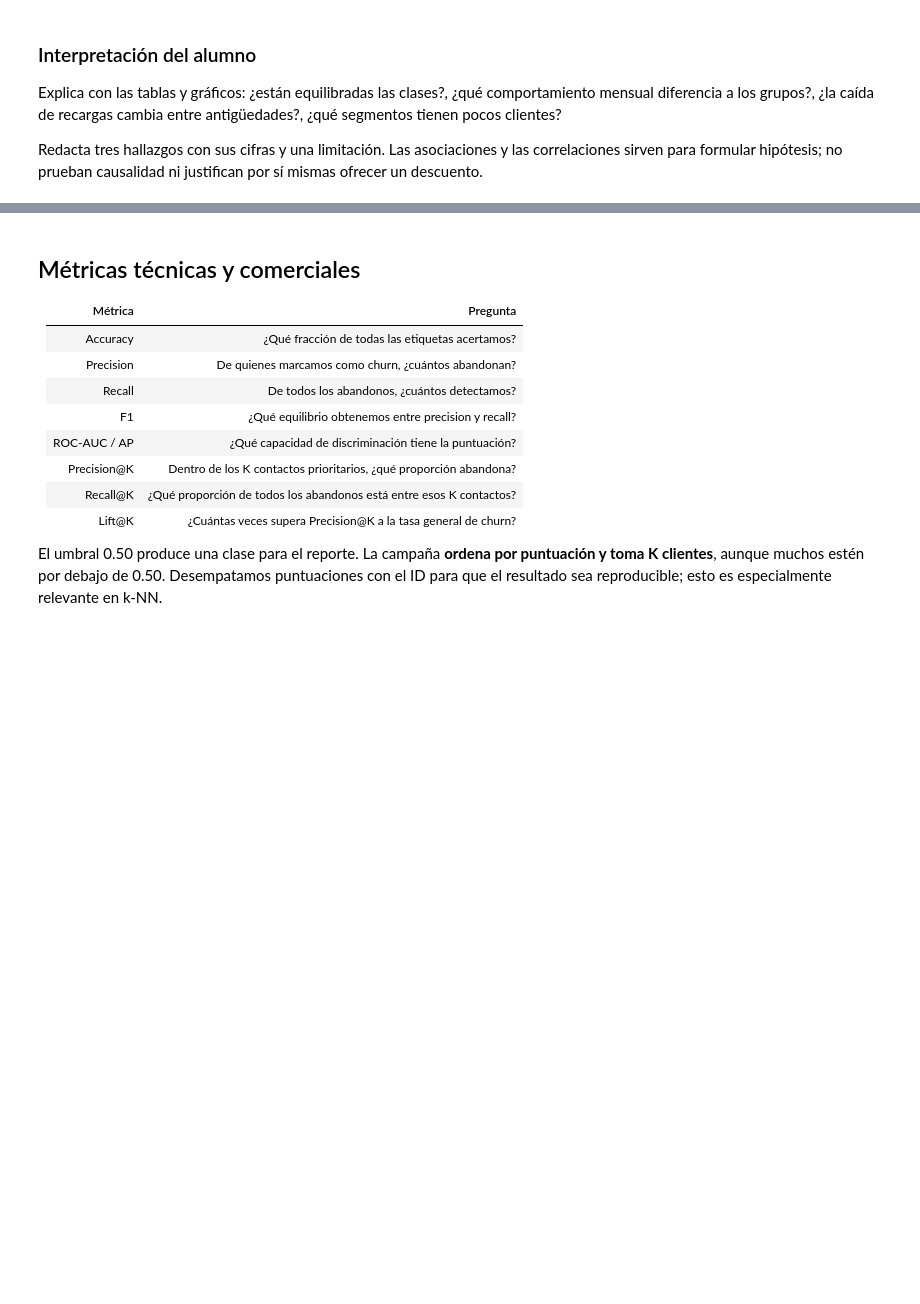
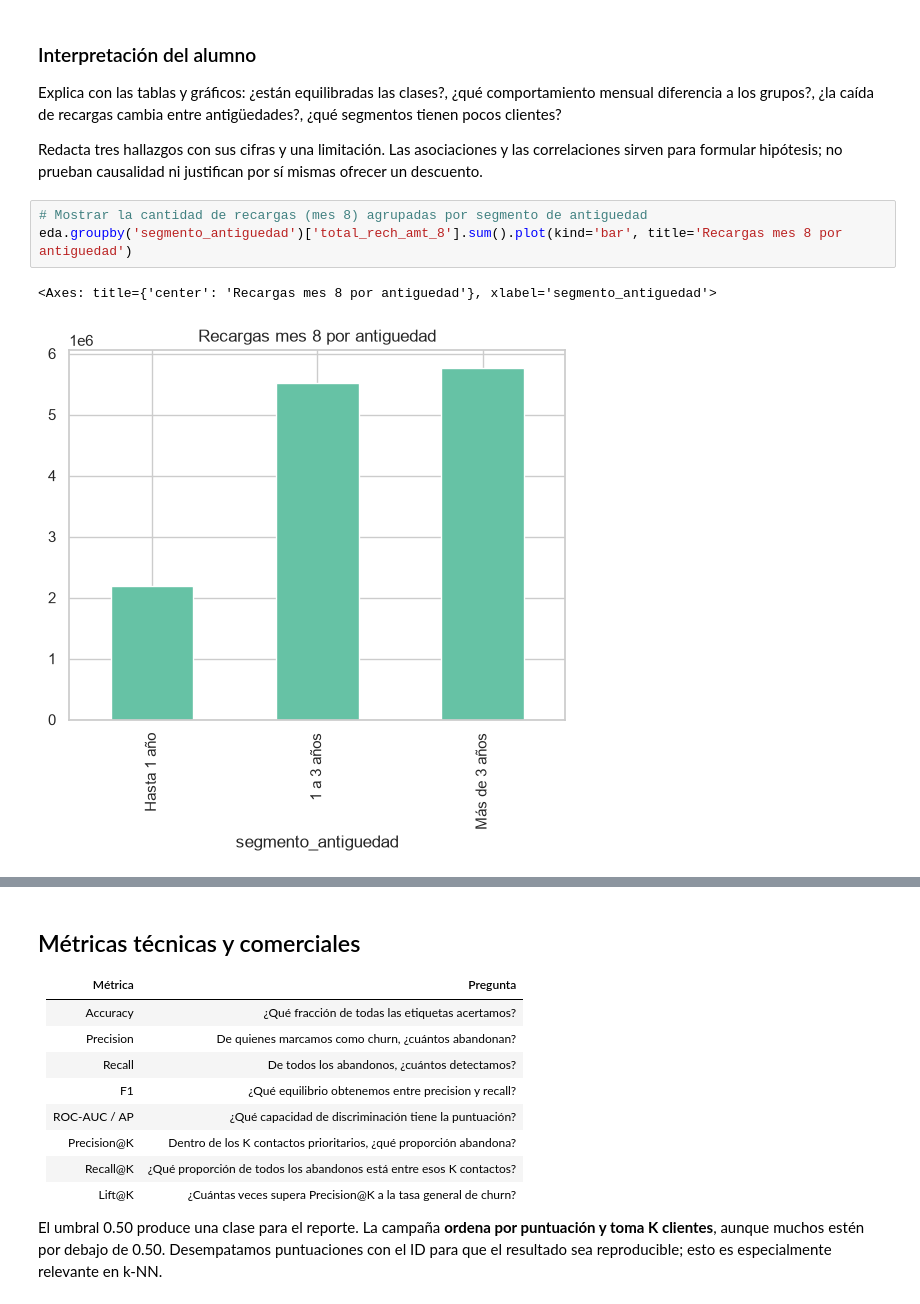
Before and after one commit to marlonleandro/curso-python-analisis, a Jupyter notebook: 18.Proyecto_Final_Caso_TelcoNova.ipynb, the cells around one changed output, grey strips where cells are left out. Cells and saved outputs as stored; diff of their text form; blank space fills up the shorter version.

```diff
--- a/18.Proyecto_Final_Caso_TelcoNova.ipynb
+++ b/18.Proyecto_Final_Caso_TelcoNova.ipynb
@@ -440,3 +502,9 @@ display(tasas_recarga.rename(columns={'size': 'clientes', 'mean': 'tasa_churn'})
 Explica con las tablas y gráficos: ¿están equilibradas las clases?, ¿qué comportamiento mensual diferencia a los grupos?, ¿la caída de recargas cambia entre antigüedades?, ¿qué segmentos tienen pocos clientes?
 
 Redacta tres hallazgos con sus cifras y una limitación. Las asociaciones y las correlaciones sirven para formular hipótesis; no prueban causalidad ni justifican por sí mismas ofrecer un descuento.
+# %%
+# Mostrar la cantidad de recargas (mes 8) agrupadas por segmento de antiguedad
+eda.groupby('segmento_antiguedad')['total_rech_amt_8'].sum().plot(kind='bar', title='Recargas mes 8 por antiguedad')
+# %% [output]
+<Axes: title={'center': 'Recargas mes 8 por antiguedad'}, xlabel='segmento_antiguedad'>
+[figure, added]
```
Also changed, not shown: parts of 21 cells of this notebook, 18 other files.
